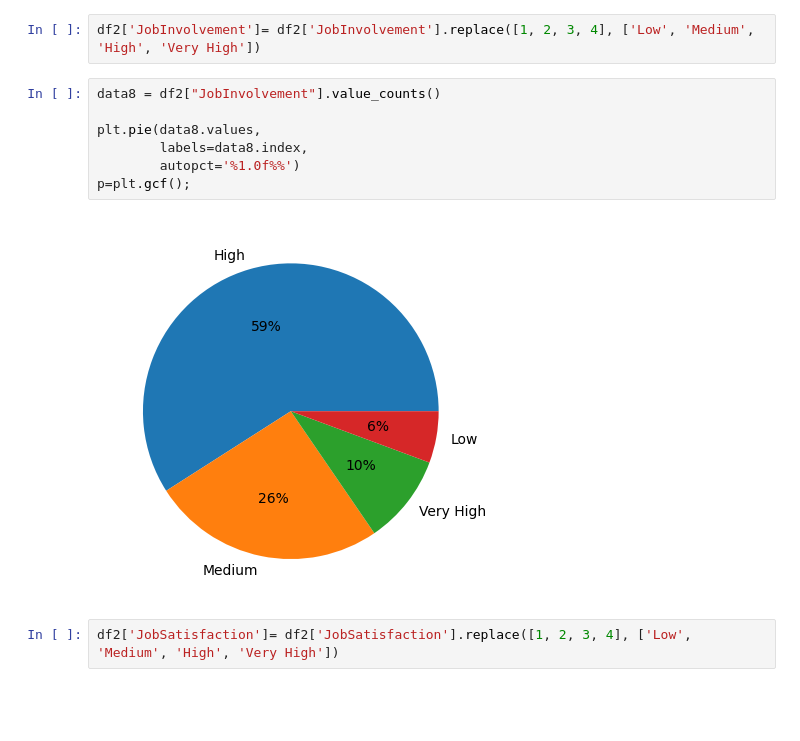
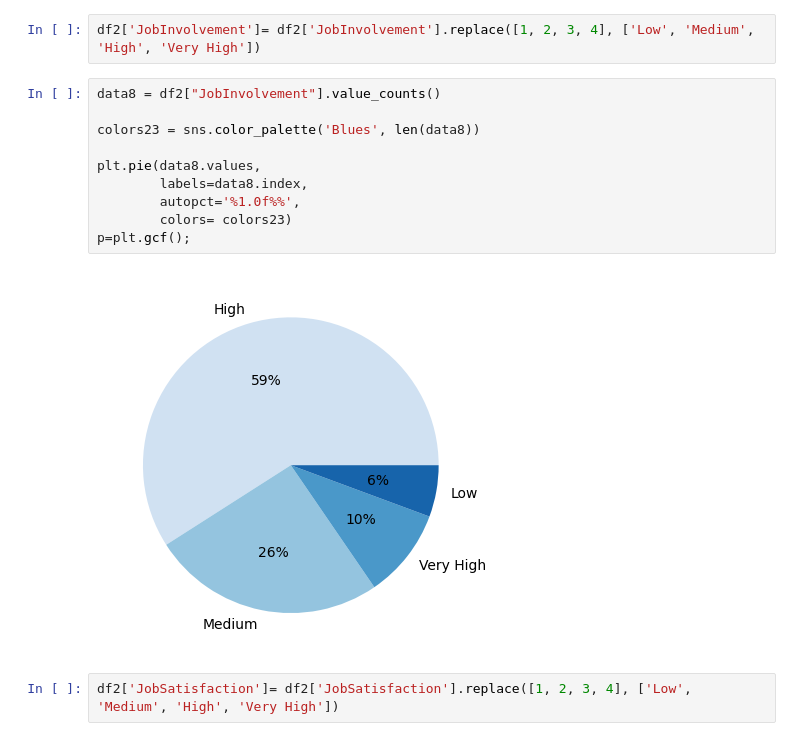
Before and after one commit to rafamd1/EDA_MI_SUELDO_Y_YO, a Jupyter notebook: EDA RM.ipynb, the cells around one changed output. Cells and saved outputs as stored; diff of their text form; blank space fills up the shorter version.

```diff
--- a/EDA RM.ipynb
+++ b/EDA RM.ipynb
@@ -397,11 +350,14 @@ df2['JobInvolvement']= df2['JobInvolvement'].replace([1, 2, 3, 4], ['Low', 'Medi
 # %%
 data8 = df2["JobInvolvement"].value_counts()
 
+colors23 = sns.color_palette('Blues', len(data8))
+
 plt.pie(data8.values,
         labels=data8.index,
-        autopct='%1.0f%%')
+        autopct='%1.0f%%',
+        colors= colors23)
 p=plt.gcf();
 # %% [output]
-[figure, old version]
+[figure, new version]
 # %%
 df2['JobSatisfaction']= df2['JobSatisfaction'].replace([1, 2, 3, 4], ['Low', 'Medium', 'High', 'Very High'])
```
Also changed, not shown: parts of 92 cells of this notebook.
